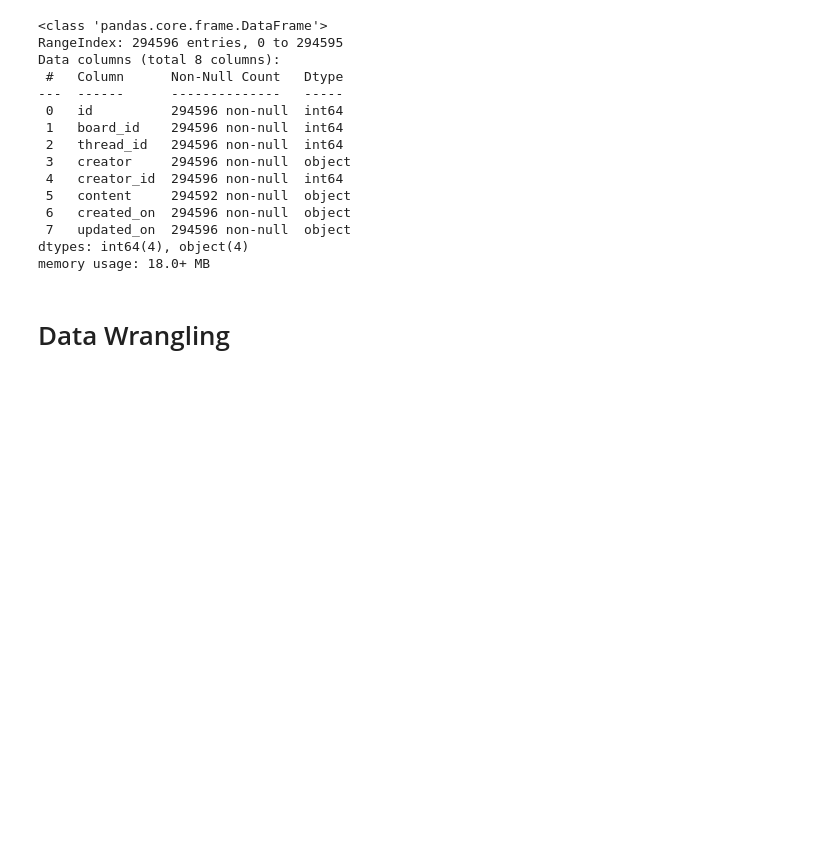
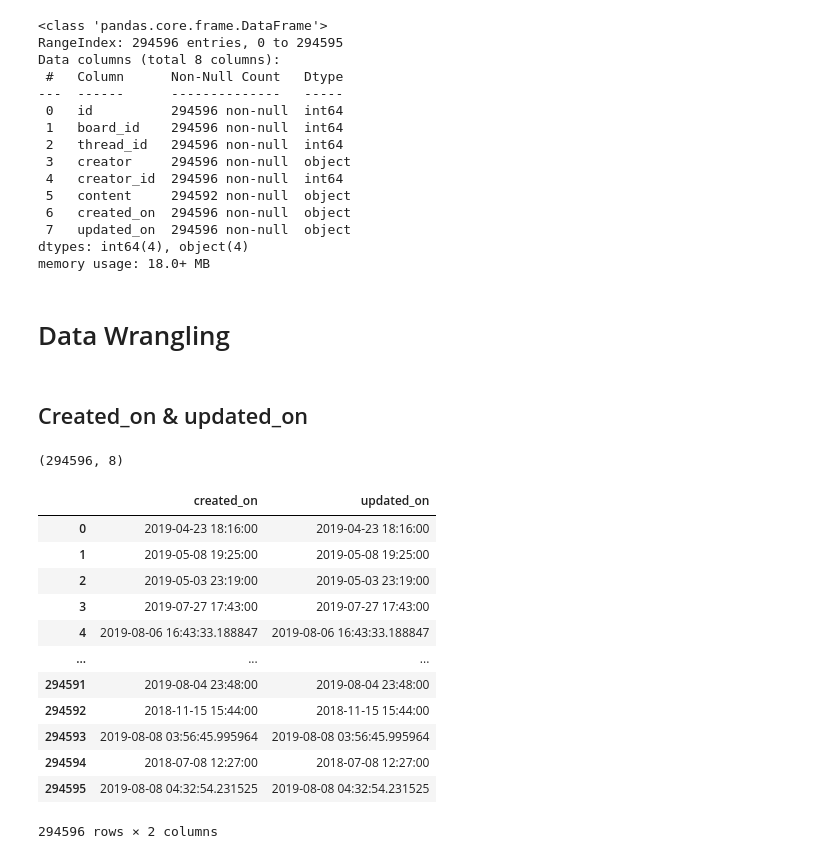
Before and after one commit to D0men1c0/ISSR_Darkweb, a Jupyter notebook: Analyze_files/an_posts.ipynb, the cells around one changed output. Drawn from its saved outputs; the diff is of its cells as text; code cells hidden in the pictures; blank space fills up the shorter version.

```diff
--- a/Analyze_files/an_posts.ipynb
+++ b/Analyze_files/an_posts.ipynb
@@ -183,3 +183,25 @@ dtypes: int64(4), object(4)
 memory usage: 18.0+ MB
 # %% [markdown]
 # Data Wrangling
+# %% [markdown]
+## Created_on & updated_on
+# %%
+df.shape
+# %% [output]
+(294596, 8)
+# %%
+df[(df['created_on'] == df['updated_on'])][['created_on', 'updated_on']]
+# %% [output]
+|  | created_on | updated_on |
+| 0 | 2019-04-23 18:16:00 | 2019-04-23 18:16:00 |
+| 1 | 2019-05-08 19:25:00 | 2019-05-08 19:25:00 |
+| 2 | 2019-05-03 23:19:00 | 2019-05-03 23:19:00 |
+| 3 | 2019-07-27 17:43:00 | 2019-07-27 17:43:00 |
+| 4 | 2019-08-06 16:43:33.188847 | 2019-08-06 16:43:33.188847 |
+| ... | ... | ... |
+| 294591 | 2019-08-04 23:48:00 | 2019-08-04 23:48:00 |
+| 294592 | 2018-11-15 15:44:00 | 2018-11-15 15:44:00 |
+| 294593 | 2019-08-08 03:56:45.995964 | 2019-08-08 03:56:45.995964 |
+| 294594 | 2018-07-08 12:27:00 | 2018-07-08 12:27:00 |
+| 294595 | 2019-08-08 04:32:54.231525 | 2019-08-08 04:32:54.231525 |
+294596 rows × 2 columns
```
Also changed, not shown: parts of 2 cells of this notebook.
